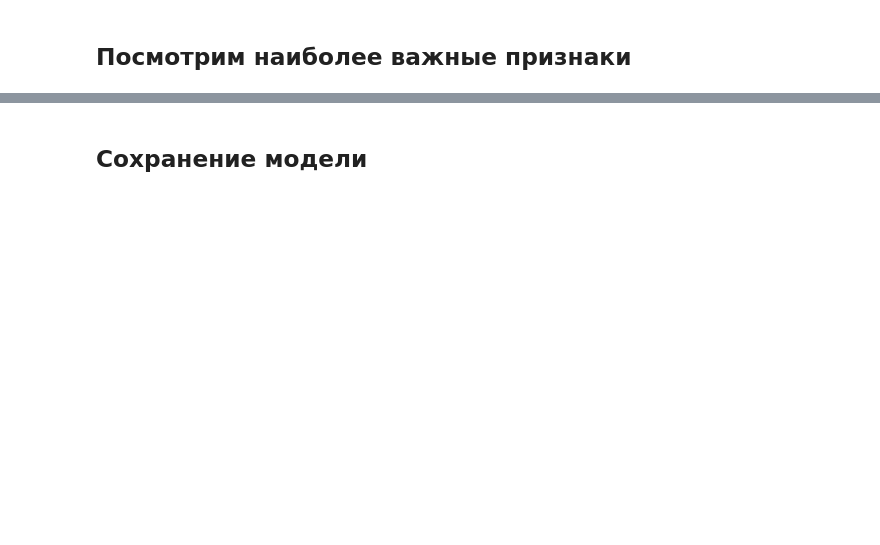
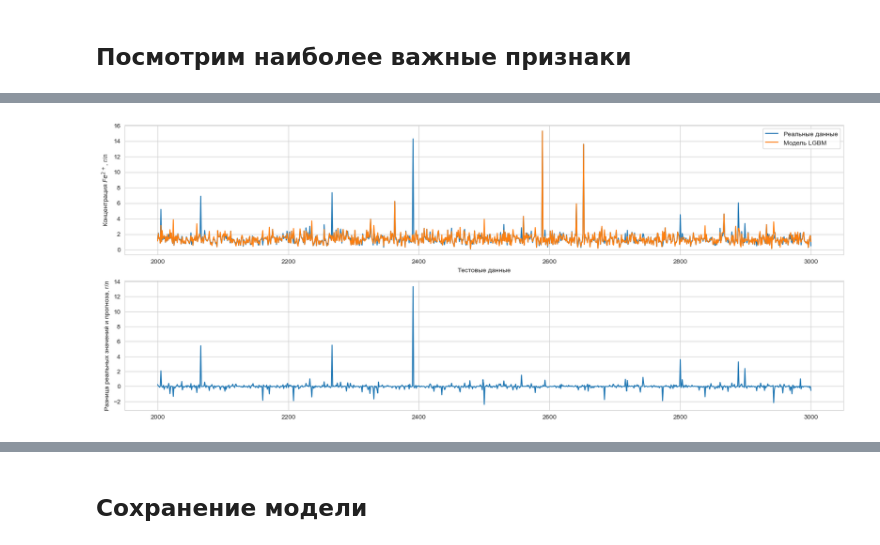
Before and after one commit to ss52/project_pox_pokr, a Jupyter notebook: notebooks/Model_lgbm.ipynb, the cells around one changed output, grey strips where cells are left out. Drawn from its saved outputs; the diff is of its cells as text; code cells hidden in the pictures; blank space fills up the shorter version.

```diff
--- a/notebooks/Model_lgbm.ipynb
+++ b/notebooks/Model_lgbm.ipynb
@@ -160,0 +181,11 @@ shap.plots.bar(shap_values)
+# %%
+diff = y_test - pred
+
+diff_df = pd.DataFrame(diff)
+diff_df = diff_df.assign(real=y_test)
+diff_df = diff_df.assign(pred=pred)
+diff_df.reset_index(inplace=True)
+
+diff_df.columns = ['Data', 'Diff', 'Real', 'Pred']
+
+diff_df.head()
@@ -160,0 +213,20 @@ shap.plots.bar(shap_values)
+# %%
+fig, axs = plt.subplots(2, 1, figsize=(20,8))
+
+start = 2000
+end = 3000
+
+axs[0].plot(diff_df.loc[start:end, 'Real'], label='Реальные данные')
+axs[0].plot(diff_df.loc[start:end, 'Pred'], label='Модель LGBM')
+
+axs[1].plot(diff_df.loc[start:end, 'Diff'], label='Модель LGBM')
+
+axs[0].set_ylabel("Концентрация $Fe^{2+}$, г/л")
+axs[0].set_xlabel('Тестовые данные')
+axs[0].legend()
+
+axs[1].set_ylabel("Разница реальных значений и прогноза, г/л")
+
+plt.show();
+# %% [output]
+[figure, added]
```
Also changed, not shown: parts of 21 cells of this notebook, 2 other files.
